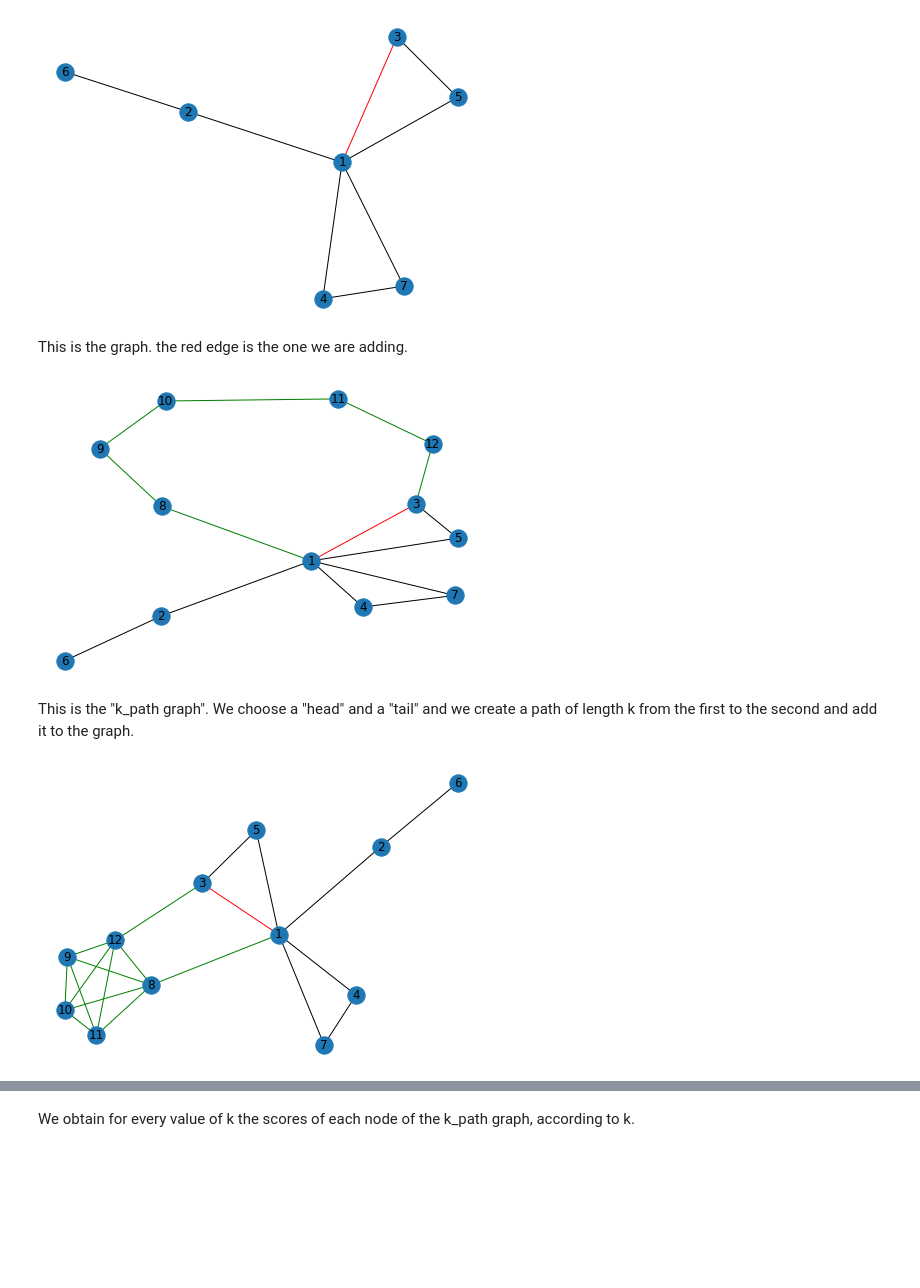
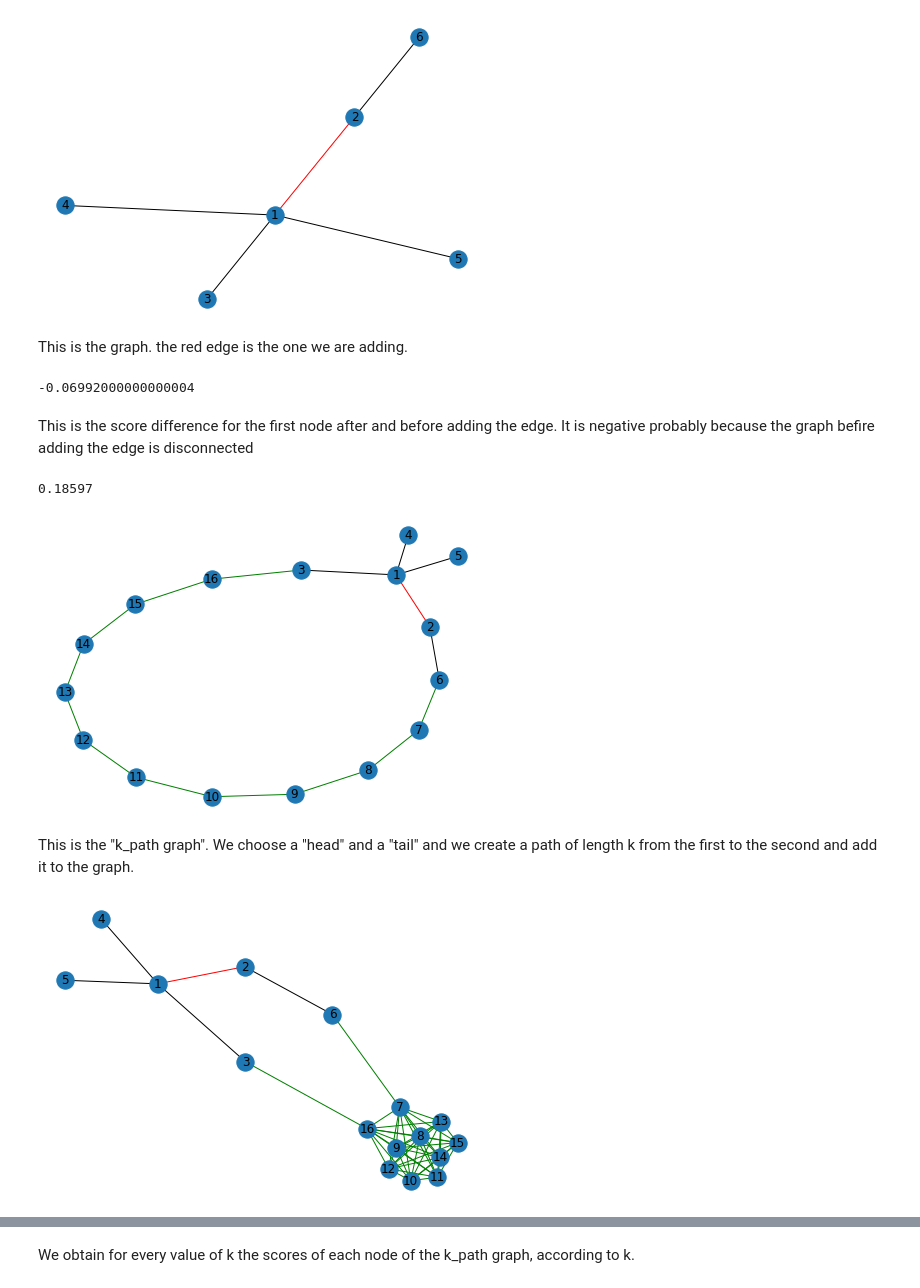
Before and after one commit to flaviofuria/UndirectedNetworksCentrality, a Jupyter notebook: Notebook.ipynb, the cells around one changed output, grey strips where cells are left out. Cells and saved outputs as stored; diff of their text form; code cells hidden in the pictures; blank space fills up the shorter version.

```diff
--- a/Notebook.ipynb
+++ b/Notebook.ipynb
@@ -6,21 +6,36 @@ import warnings
 
 warnings.filterwarnings('ignore')
 # %%
-new_edge=(1, 3)
-k, head, tail = 5, 1, 3
+new_edge=(1, 2)
+k, head, tail = 10, 6, 3
 graph, new_graph = graph_handling.create(new_edge[0], new_edge[1])
 graph_handling.show(graph, new_edge[0], new_edge[1])
 # %% [output]
-[figure, old version]
+[figure, new version]
 # %% [markdown]
 This is the graph. the red edge is the one we are adding.
+# %%
+centralities.eigenvector_seeley(new_graph, False)[new_edge[0]]-centralities.eigenvector_seeley(graph, False)[new_edge[0]]
+# %% [output]
+-0.06992000000000004
+# %% [markdown]
+This is the score difference for the first node after and before adding the edge. It is negative probably because the graph befire adding the edge is disconnected
+# %%
+centralities.eigenvector_seeley(new_graph, False)[new_edge[1]]-centralities.eigenvector_seeley(graph, False)[new_edge[1]]
+# %% [output]
+0.18597
 # %%
 path = graph_handling.k_path(new_graph, k, head, tail)
 k_path_edges = list(set(path.edges) - set(new_graph.edges))
 
 graph_handling.show(path, new_edge[0], new_edge[1], k_path_edges)
+
+#for i in range(k+1):
+#    path_graph = graph_handling.k_path(new_graph, i, head, tail)
+#    k_path_graph_edges = list(set(path_graph.edges) - set(new_graph.edges))
+#    graph_handling.show(path_graph, new_edge[0], new_edge[1], k_path_graph_edges)
 # %% [output]
-[figure, old version]
+[figure, new version]
 # %% [markdown]
 This is the "k_path graph". We choose a "head" and a "tail" and we create a path of length k from the first to the second and add it to the graph.
 # %%
@@ -28,6 +43,11 @@ clique = graph_handling.k_clique(new_graph, k, head, tail)
 k_clique_edges = list(set(clique.edges) - set(new_graph.edges))
 
 graph_handling.show(clique, new_edge[0], new_edge[1], k_clique_edges)
+
+#for i in range(k+1):
+#    clique_graph = graph_handling.k_clique(new_graph, i, head, tail)
+#    k_clique_graph_edges = list(set(clique_graph.edges) - set(new_graph.edges))
+#    graph_handling.show(clique_graph, new_edge[0], new_edge[1], k_clique_graph_edges)
 # %% [output]
-[figure, old version]
+[figure, new version]
 # %% [markdown]
```
Also changed, not shown: parts of 14 cells of this notebook, 4 other files.
